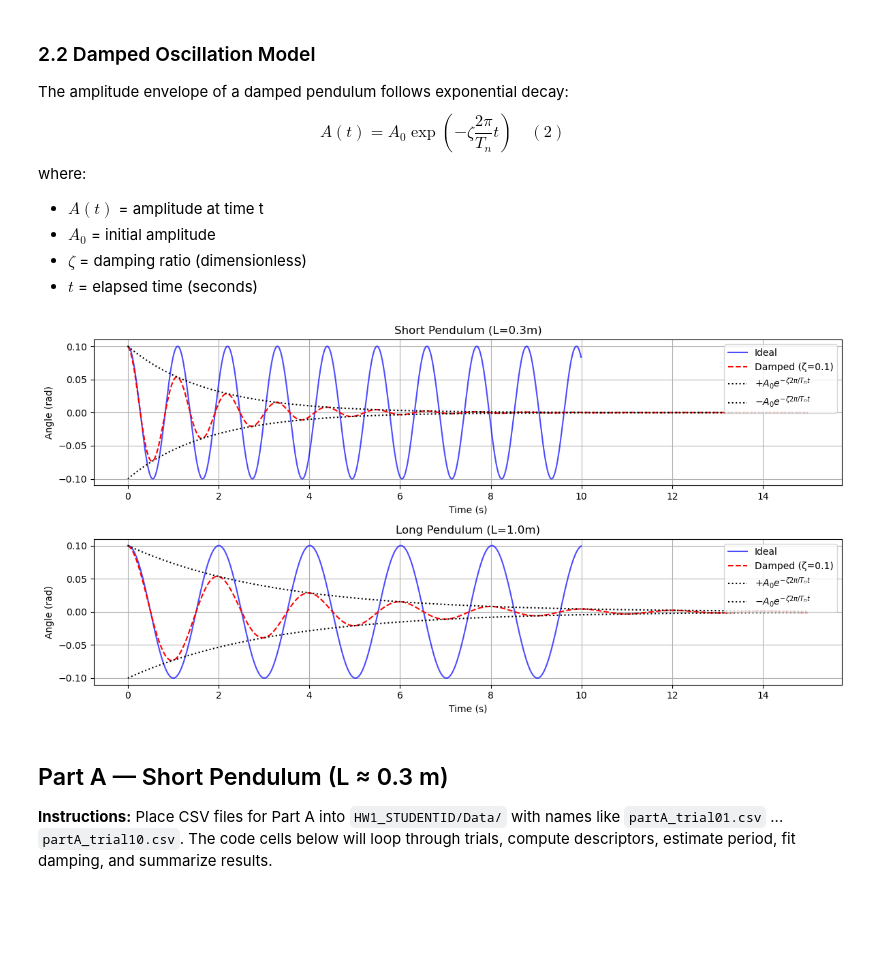
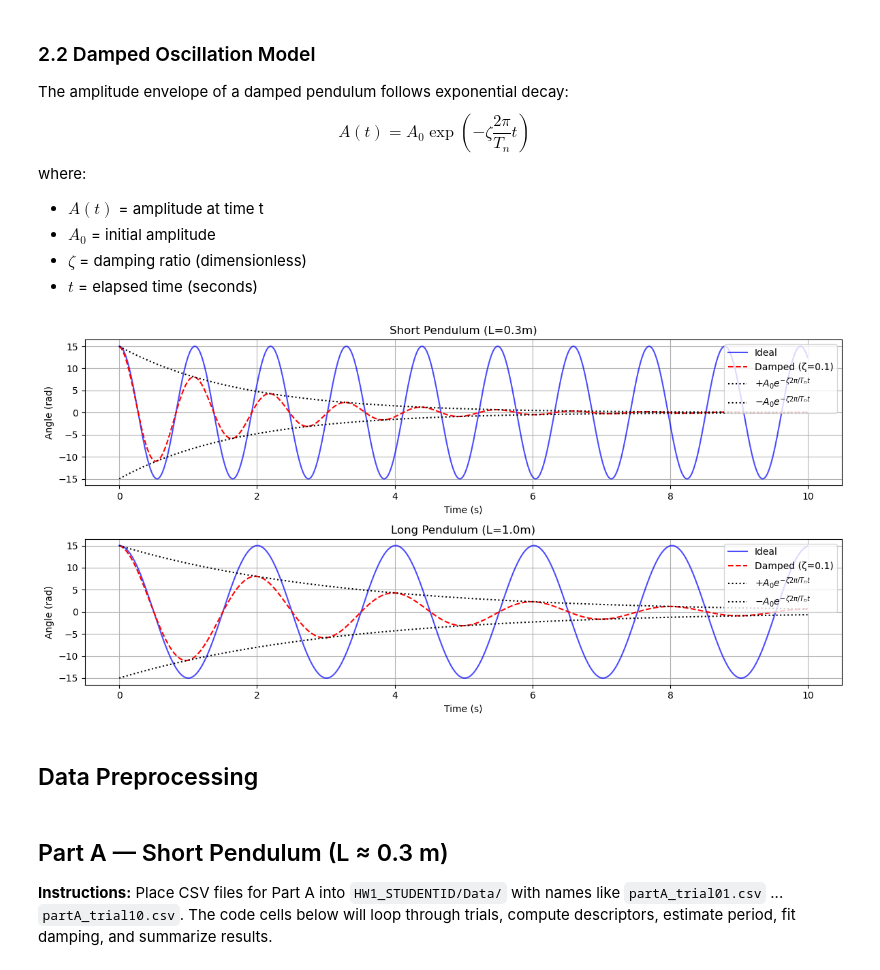
Before and after one commit to Dagwbl/Sensing-Techniques-and-Data-Analytics, a Jupyter notebook: HW1_1907843/HW1_STUDENTID.ipynb, the cells around one changed output. Saved outputs shown, nothing was run; the diff lists cells and outputs as text; code cells hidden in the pictures; blank space fills up the shorter version.

```diff
--- a/HW1_1907843/HW1_STUDENTID.ipynb
+++ b/HW1_1907843/HW1_STUDENTID.ipynb
@@ -112,7 +121,7 @@ Long pendulum: 2.006s
 ### 2.2 Damped Oscillation Model
 
 The amplitude envelope of a damped pendulum follows exponential decay:
-$$A(t)=A_{0} \exp(-\zeta\frac{2\pi}{T_{n}}t) \quad (2)$$
+$$A(t)=A_{0} \exp(-\zeta\frac{2\pi}{T_{n}}t) \quad \tag{2}$$
 where:
 
   * $A(t)$ = amplitude at time t
@@ -120,7 +129,7 @@ where:
   * $\zeta$ = damping ratio (dimensionless)
   * $t$ = elapsed time (seconds)
 # %%
-def generate_damped_pendulum(L, t_max=15, dt=0.01, theta0=0.1, zeta=0.1, g=9.81):
+def generate_damped_pendulum(L, t_max=10, dt=0.01, theta0=15, zeta=0.1, g=9.81):
     """Generate damped pendulum motion
     Args:
         L (float): pendulum length in meters
@@ -147,33 +156,35 @@ ax1.plot(t_short, theta_short, 'b-', label='Ideal', alpha=0.7)
 ax1.plot(t_short_damped, theta_short_damped, 'r--', label='Damped (ζ=0.1)')
 ax1.set_title(f'Short Pendulum (L={L_short}m)')
 ax1.set_xlabel('Time (s)')
 ax1.set_ylabel('Angle (rad)')
 ax1.grid(True)
 
 # Long pendulum comparison
 t_long_damped, theta_long_damped = generate_damped_pendulum(L_long, zeta=0.1)
 ax2.plot(t_long, theta_long, 'b-', label='Ideal', alpha=0.7)
 ax2.plot(t_long_damped, theta_long_damped, 'r--', label='Damped (ζ=0.1)')
 ax2.set_title(f'Long Pendulum (L={L_long}m)')
 ax2.set_xlabel('Time (s)')
 ax2.set_ylabel('Angle (rad)')
 ax2.grid(True)
 
 
 
 # Add the +- A_0 exp(-zeta 2pi/T_n t) lines
 for ax, t, theta0, Tn in [
-    (ax1, t_short_damped, 0.1, theoretical_period(L_short)),
-    (ax2, t_long_damped, 0.1, theoretical_period(L_long))
+    (ax1, t_short_damped, 15, theoretical_period(L_short)),
+    (ax2, t_long_damped, 15, theoretical_period(L_long))
 ]:
     envelope = theta0 * np.exp(-0.1 * 2 * np.pi / Tn * t)
     ax.plot(t, envelope, 'k:', label=r'$+A_0 e^{-\zeta 2\pi/T_n t}$')
     ax.plot(t, -envelope, 'k:', label=r'$-A_0 e^{-\zeta 2\pi/T_n t}$')
 
 ax1.legend(loc='upper right')
 ax2.legend(loc='upper right')
 
 plt.tight_layout()
 plt.show()
 # %% [output]
-[figure, old version]
+[figure, new version]
+# %% [markdown]
+## Data Preprocessing
```
Also changed, not shown: parts of 11 cells of this notebook, 5 other files.
